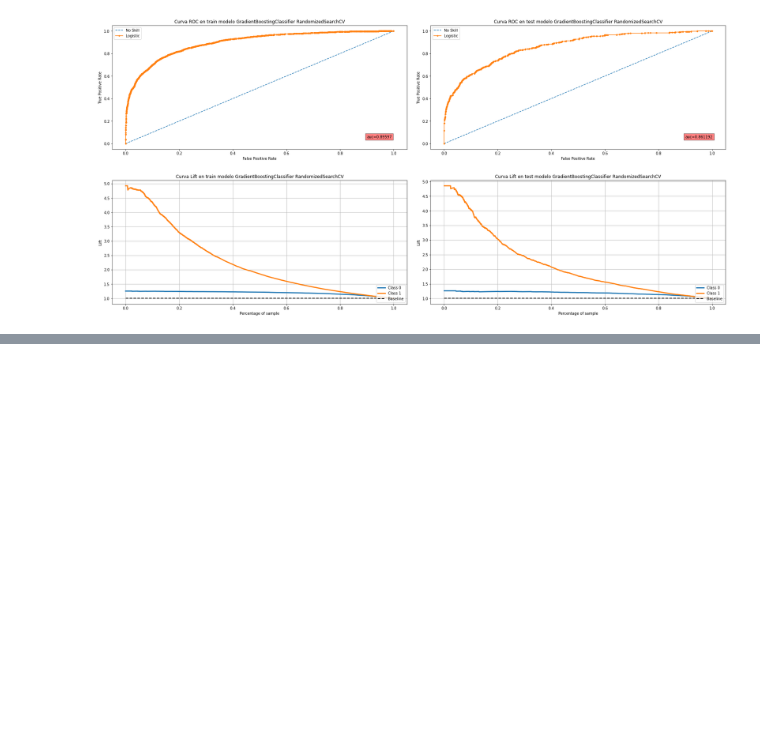
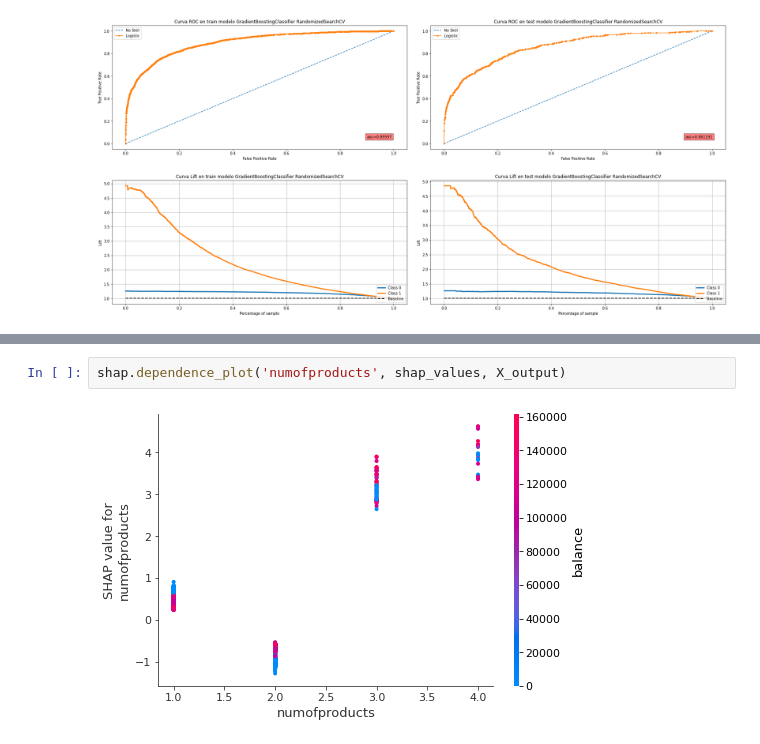
Before and after one commit to Sergi748/modelo_churn, a Jupyter notebook: churn_model.ipynb, the cells around one changed output, grey strips where cells are left out. Cells and saved outputs as stored; diff of their text form; blank space fills up the shorter version.

```diff
--- a/churn_model.ipynb
+++ b/churn_model.ipynb
@@ -653,0 +726,4 @@ plot_roc_lift(model_gradboosting_randsearch, 'GradientBoostingClassifier Randomi
+# %%
+shap.dependence_plot('numofproducts', shap_values, X_output)
+# %% [output]
+[figure, added]
```
Also changed, not shown: parts of 17 cells of this notebook.
